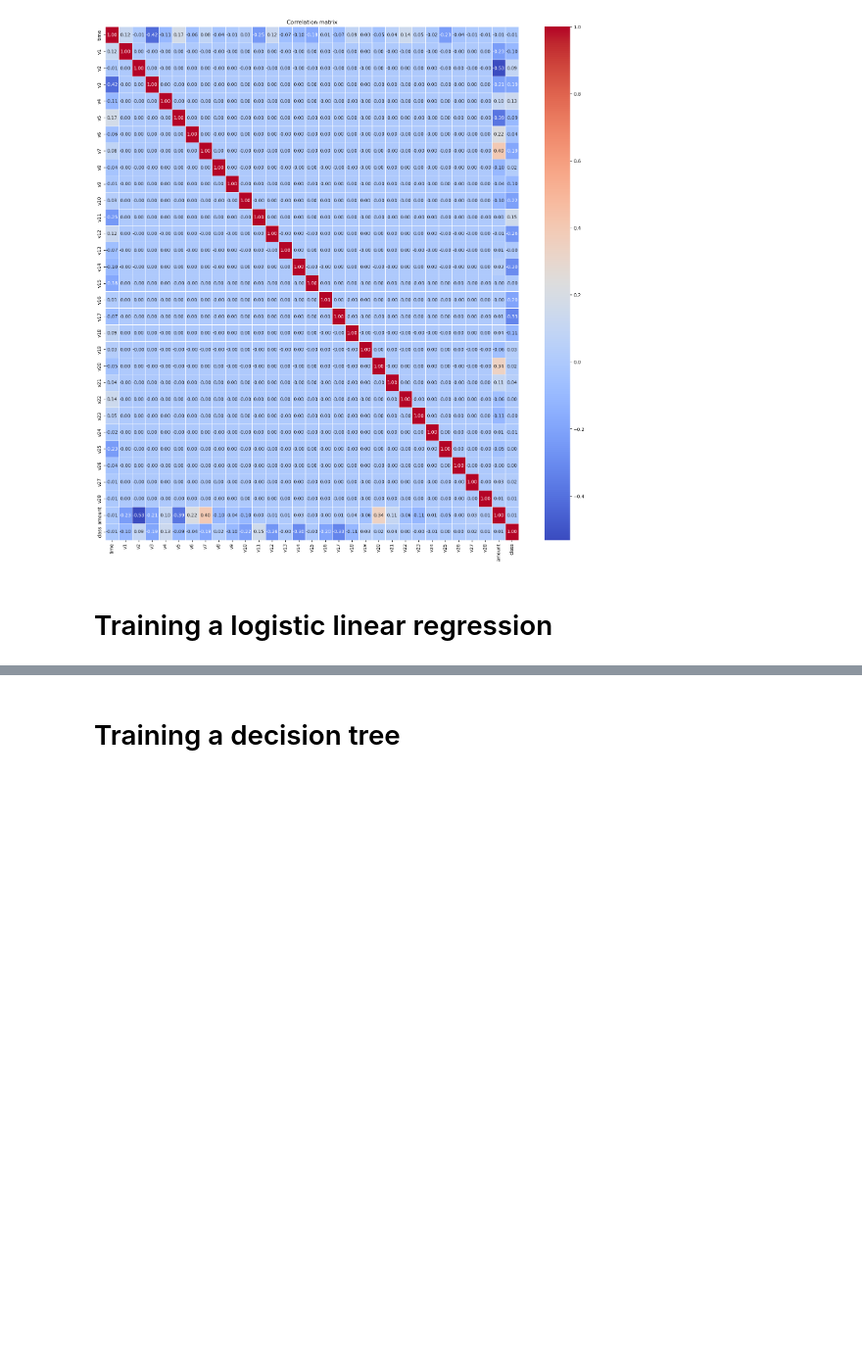
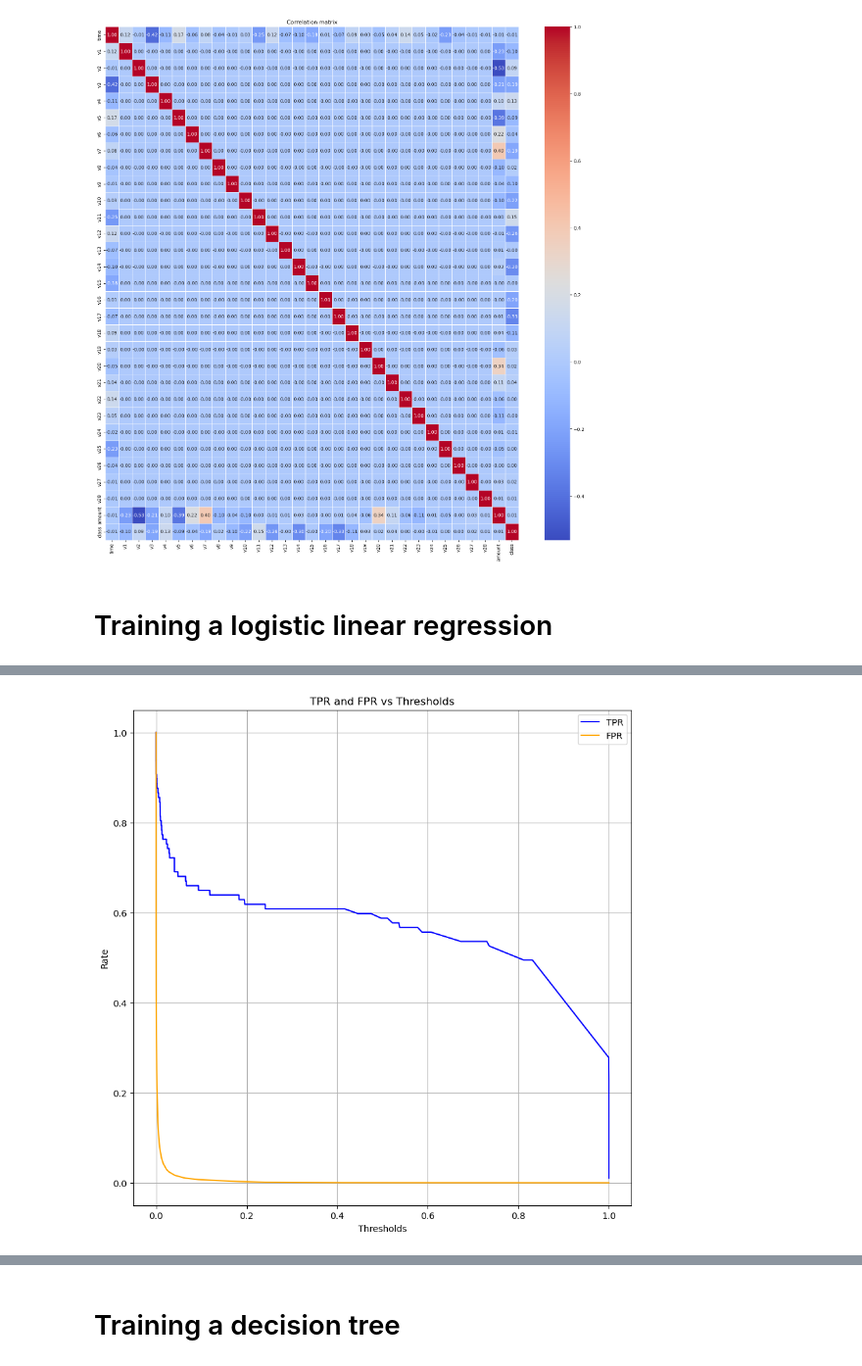
Before and after one commit to angelomarcelino/credit-card-fraud-ml-project, a Jupyter notebook: notebook/notebook.ipynb, the cells around one changed output, grey strips where cells are left out. Shown at 98% size. Saved outputs shown, nothing was run; the diff lists cells and outputs as text; code cells hidden in the pictures; blank space fills up the shorter version.

```diff
--- a/notebook/notebook.ipynb
+++ b/notebook/notebook.ipynb
@@ -458,0 +504,13 @@ plt.show()
+# %%
+#Plotting FPR and TPR vs thresholds
+plt.figure(figsize=(10, 10))
+plt.plot(thresholds, tpr, label='TPR', color='blue')
+plt.plot(thresholds, fpr, label='FPR', color='orange')
+plt.title('TPR and FPR vs Thresholds')
+plt.xlabel('Thresholds')
+plt.ylabel('Rate')
+plt.grid()
+plt.legend()
+plt.show()
+# %% [output]
+[figure, added]
```
Also changed, not shown: parts of 55 cells of this notebook.
